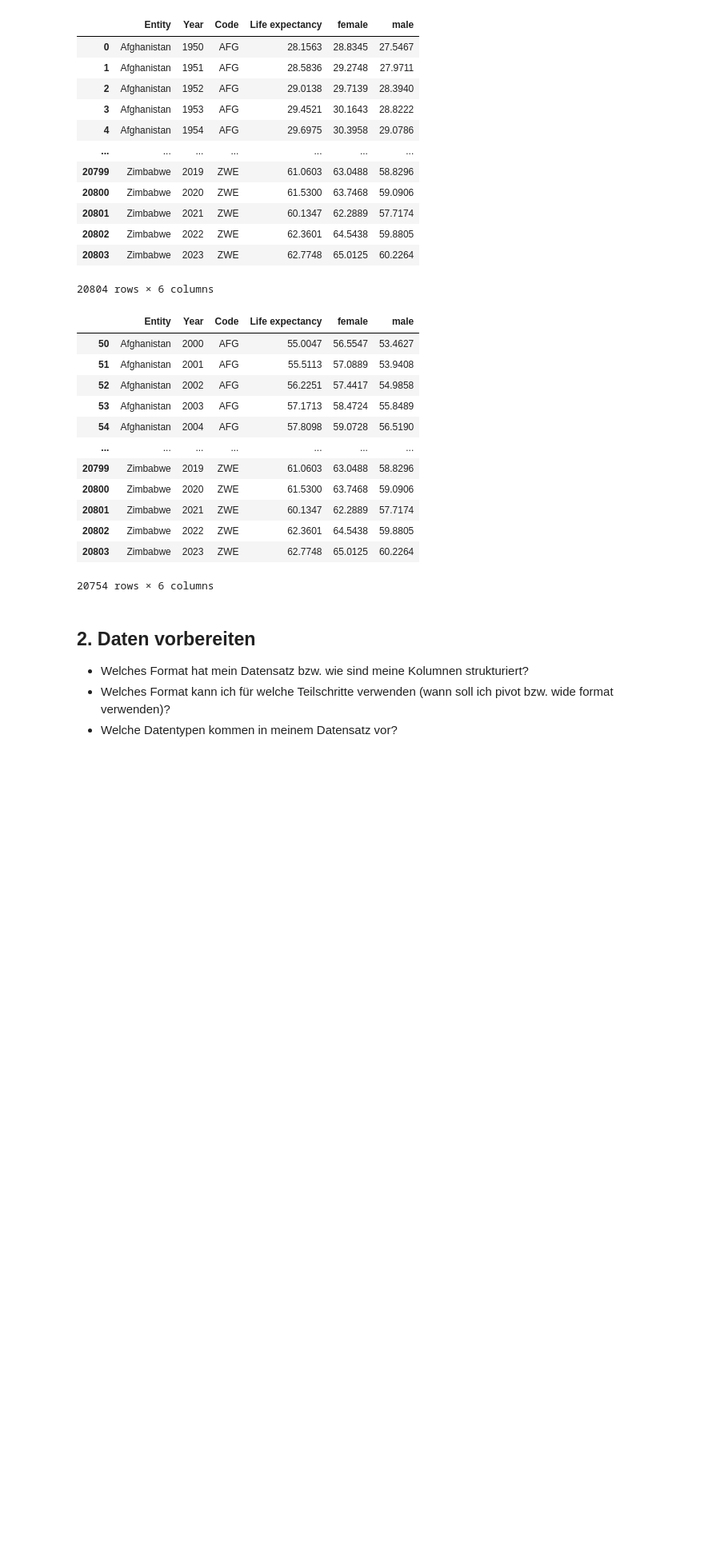
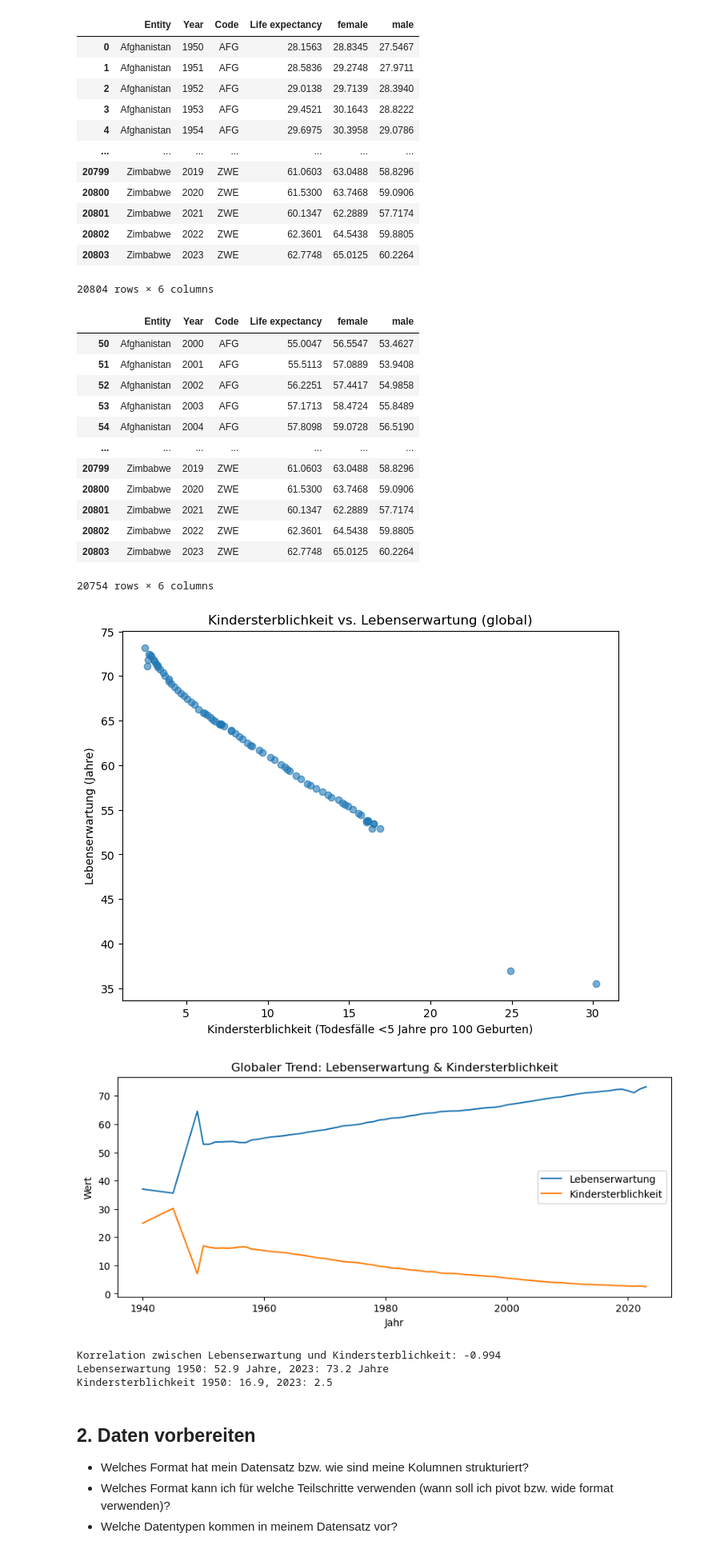
Before and after one commit to trifumar/LN-Informatik-, a Jupyter notebook: Python-LN.ipynb, the cells around one changed output. Shown: that part at 80% size. Saved outputs shown, nothing was run; the diff lists cells and outputs as text; code cells hidden in the pictures; blank space fills up the shorter version.

```diff
--- a/Python-LN.ipynb
+++ b/Python-LN.ipynb
@@ -108,6 +108,82 @@ df.loc[50:,] # kontrollieren
 | 20802 | Zimbabwe | 2022 | ZWE | 62.3601 | 64.5438 | 59.8805 |
 | 20803 | Zimbabwe | 2023 | ZWE | 62.7748 | 65.0125 | 60.2264 |
 20754 rows × 6 columns
+# %%
+import pandas as pd
+import matplotlib.pyplot as plt
+import numpy as np
+
+# 1) Daten einlesen
+df_life = pd.read_csv("life-expectancy.csv")  # Lebenserwartung
+df_child = pd.read_csv("under-5-mortality-rate-sdgs.csv")  # Kindersterblichkeit
+
+# 2) Spalten bereinigen
+df_life.columns = df_life.columns.str.strip()
+df_child.columns = df_child.columns.str.strip()
+
+# 3) Wichtige Spalten behalten
+df_life = df_life[["Entity", "Year", "Period life expectancy at birth"]]
+df_child = df_child[["Entity", "Year", "Child mortality rate of children aged under five years, per 100 live births"]]
+
+# Rename columns for easier handling
+df_life = df_life.rename(columns={"Period life expectancy at birth": "life_expectancy_at_birth"})
+df_child = df_child.rename(columns={"Child mortality rate of children aged under five years, per 100 live births": "child_mortality_rate"})
+
+# 4) Daten zusammenführen (gemeinsame Länder + Jahre)
+df_merged = pd.merge(df_life, df_child, on=["Entity", "Year"], how="inner")
+
+# 5) Globaler Durchschnitt pro Jahr
+global_trend = (
+    df_merged.groupby("Year")
+    .agg({"life_expectancy_at_birth": "mean",
+          "child_mortality_rate": "mean"})
+    .reset_index()
+)
+
+# 6) Scatterplot: Kindersterblichkeit vs. Lebenserwartung
+plt.figure(figsize=(8, 6))
+plt.scatter(
+    global_trend["child_mortality_rate"],
+    global_trend["life_expectancy_at_birth"],
+    alpha=0.6
+)
+plt.title("Kindersterblichkeit vs. Lebenserwartung (global)")
+plt.xlabel("Kindersterblichkeit (Todesfälle <5 Jahre pro 100 Geburten)")
+plt.ylabel("Lebenserwartung (Jahre)")
+plt.show()
+
+# 7) Zeitreihen-Plot: Lebenserwartung und Kindersterblichkeit
+plt.figure(figsize=(10, 4))
+plt.plot(global_trend["Year"], global_trend["life_expectancy_at_birth"], label="Lebenserwartung")
+plt.plot(global_trend["Year"], global_trend["child_mortality_rate"], label="Kindersterblichkeit")
+plt.title("Globaler Trend: Lebenserwartung & Kindersterblichkeit")
+plt.xlabel("Jahr")
+plt.ylabel("Wert")
+plt.legend()
+plt.show()
+
+# 8) Korrelation berechnen
+corr = global_trend["life_expectancy_at_birth"].corr(global_trend["child_mortality_rate"])
+print(f"Korrelation zwischen Lebenserwartung und Kindersterblichkeit: {corr:.3f}")
+
+# 9) Prozentuale Veränderung von 1950 bis heute (als Maß für Verdopplung)
+start_year = 1950
+end_year = global_trend["Year"].max()
+
+life_start = global_trend.loc[global_trend["Year"] == start_year, "life_expectancy_at_birth"].values[0]
+life_end = global_trend.loc[global_trend["Year"] == end_year, "life_expectancy_at_birth"].values[0]
+
+child_start = global_trend.loc[global_trend["Year"] == start_year, "child_mortality_rate"].values[0]
+child_end = global_trend.loc[global_trend["Year"] == end_year, "child_mortality_rate"].values[0]
+
+print(f"Lebenserwartung {start_year}: {life_start:.1f} Jahre, {end_year}: {life_end:.1f} Jahre")
+print(f"Kindersterblichkeit {start_year}: {child_start:.1f}, {end_year}: {child_end:.1f}")
+# %% [output]
+[figure, added]
+[figure, added]
+Korrelation zwischen Lebenserwartung und Kindersterblichkeit: -0.994
+Lebenserwartung 1950: 52.9 Jahre, 2023: 73.2 Jahre
+Kindersterblichkeit 1950: 16.9, 2023: 2.5
 # %% [markdown]
 ## 2. Daten vorbereiten
 - Welches Format hat mein Datensatz bzw. wie sind meine Kolumnen strukturiert?
```
Also changed, not shown: parts of 1 cell of this notebook, 1 other file.
